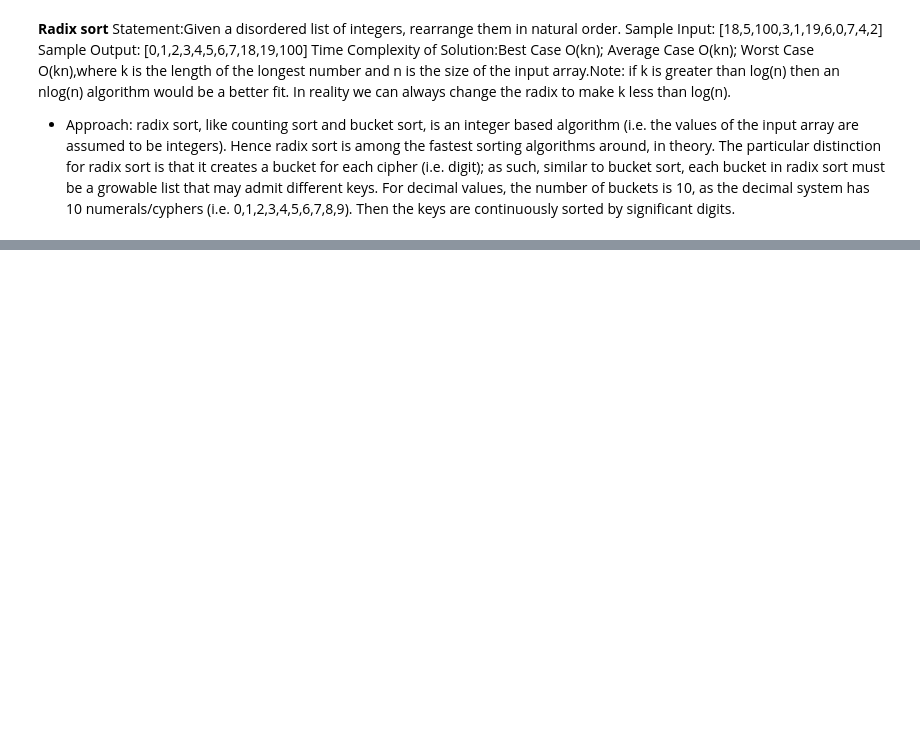
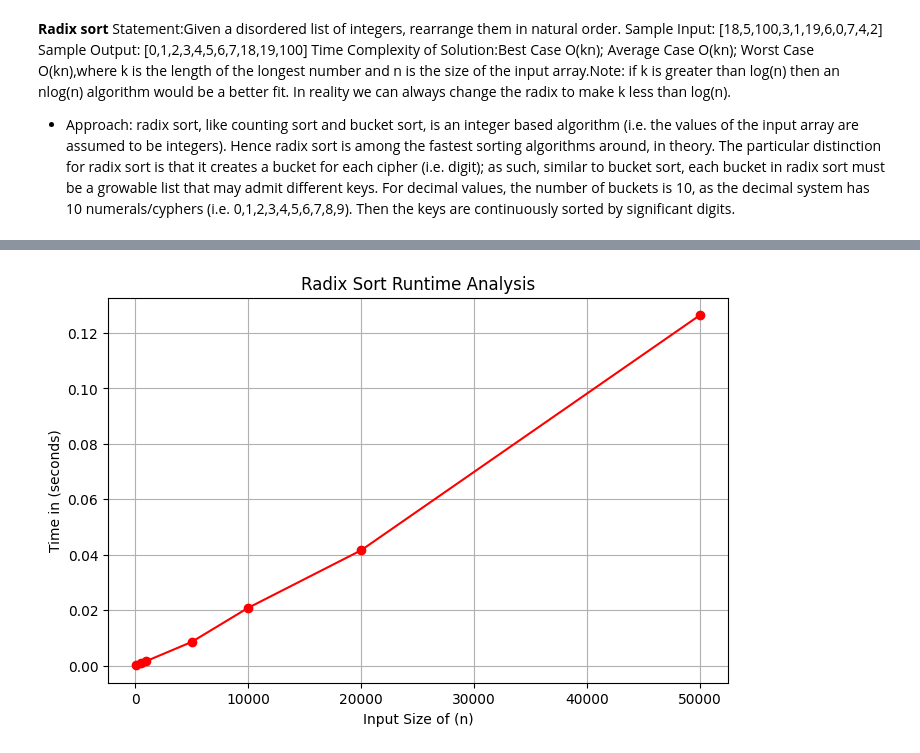
Before and after one commit to 241b170-max/ALGORTIHM-LAB, a Jupyter notebook: Lab_6.ipynb, the cells around one changed output, grey strips where cells are left out. Drawn from its saved outputs; the diff is of its cells as text; code cells hidden in the pictures; blank space fills up the shorter version.

```diff
--- a/Lab_6.ipynb
+++ b/Lab_6.ipynb
@@ -56,3 +178,79 @@ Time Complexity of Solution:Best Case O(kn); Average Case O(kn); Worst Case O(kn
 growable list that may admit different keys. For decimal values, the number of buckets is 10, as the decimal system has 10 numerals/cyphers (i.e. 0,1,2,3,4,5,6,7,8,9). Then the keys are continuously sorted by significant digits.
 # %%
 #write code for above cell and compute the running time and also plot graph.
+# %%
+import time
+import random
+import matplotlib.pyplot as plt
+
+# Helper function: Counting sort by digit (stable)
+def counting_sort_by_digit(arr, exp):
+    n = len(arr)
+    output = [0] * n
+    count = [0] * 10  # digits 0–9
+
+    # Count occurrences of each digit
+    for i in range(n):
+        index = (arr[i] // exp) % 10
+        count[index] += 1
+
+    # Update count[i] to contain actual position
+    for i in range(1, 10):
+        count[i] += count[i - 1]
+
+    # Build output array (stable)
+    i = n - 1
+    while i >= 0:
+        index = (arr[i] // exp) % 10
+        output[count[index] - 1] = arr[i]
+        count[index] -= 1
+        i -= 1
+
+    # Copy back to arr
+    for i in range(n):
+        arr[i] = output[i]
+
+
+# Radix Sort main function
+def radix_sort(arr):
+    if len(arr) == 0:
+        return arr
+
+    # Find maximum number to know number of digits
+    max_val = max(arr)
+
+    # Apply counting sort for each digit
+    exp = 1
+    while max_val // exp > 0:
+        counting_sort_by_digit(arr, exp)
+        exp *= 10
+
+    return arr
+
+
+# Function to measure runtime for different input sizes
+def measure_runtime():
+    sizes = [100, 500, 1000, 5000, 10000, 20000, 50000]
+    times = []
+
+    for n in sizes:
+        arr = [random.randint(0, 100000) for _ in range(n)]  # random integers
+        start = time.time()
+        radix_sort(arr)
+        end = time.time()
+        times.append(end - start)
+        print(f"Size: {n}, Time: {end - start:.6f} seconds")
+
+    # Plotting
+    plt.figure(figsize=(8, 5))
+    plt.plot(sizes, times, marker='o', linestyle='-', color='r')
+    plt.title("Radix Sort Runtime Analysis")
+    plt.xlabel("Input Size of (n)")
+    plt.ylabel("Time in (seconds)")
+    plt.grid(True)
+    plt.show()
+
+
+# Run the runtime measurement
+measure_runtime()
+# %% [output]
@@ -58,0 +264 @@ growable list that may admit different keys. For decimal values, the number of b
+[figure, added]
```
Also changed, not shown: parts of 3 cells of this notebook.
